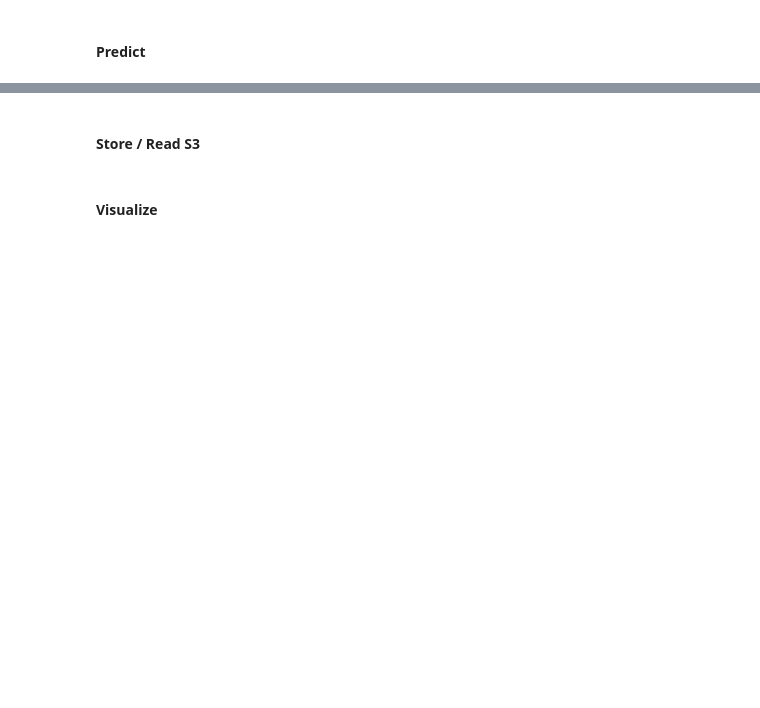
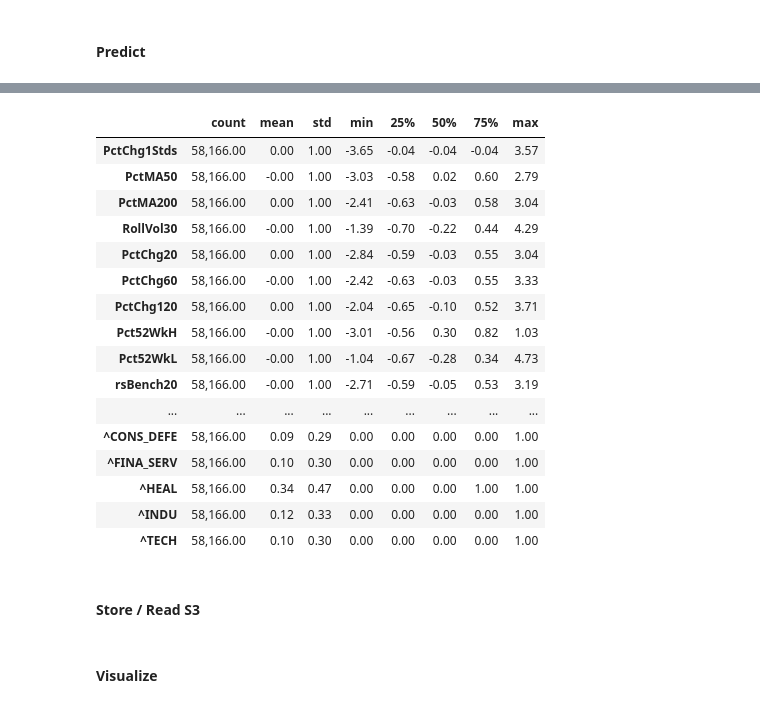
Before and after one commit to webclinic017/inception, a Jupyter notebook: notebooks/micro_TF.ipynb, the cells around one changed output, grey strips where cells are left out. Saved outputs shown, nothing was run; the diff lists cells and outputs as text; code cells hidden in the pictures; blank space fills up the shorter version.

```diff
--- a/notebooks/micro_TF.ipynb
+++ b/notebooks/micro_TF.ipynb
@@ -491,3 +502,23 @@ Wall time: 1min 17s
+# %%
+joined_df.describe().T
+# %% [output]
+|  | count | mean | std | min | 25% | 50% | 75% | max |
+| PctChg1Stds | 58,166.00 | 0.00 | 1.00 | -3.65 | -0.04 | -0.04 | -0.04 | 3.57 |
+| PctMA50 | 58,166.00 | -0.00 | 1.00 | -3.03 | -0.58 | 0.02 | 0.60 | 2.79 |
+| PctMA200 | 58,166.00 | 0.00 | 1.00 | -2.41 | -0.63 | -0.03 | 0.58 | 3.04 |
+| RollVol30 | 58,166.00 | -0.00 | 1.00 | -1.39 | -0.70 | -0.22 | 0.44 | 4.29 |
+| PctChg20 | 58,166.00 | 0.00 | 1.00 | -2.84 | -0.59 | -0.03 | 0.55 | 3.04 |
+| PctChg60 | 58,166.00 | -0.00 | 1.00 | -2.42 | -0.63 | -0.03 | 0.55 | 3.33 |
+| PctChg120 | 58,166.00 | 0.00 | 1.00 | -2.04 | -0.65 | -0.10 | 0.52 | 3.71 |
+| Pct52WkH | 58,166.00 | -0.00 | 1.00 | -3.01 | -0.56 | 0.30 | 0.82 | 1.03 |
+| Pct52WkL | 58,166.00 | -0.00 | 1.00 | -1.04 | -0.67 | -0.28 | 0.34 | 4.73 |
+| rsBench20 | 58,166.00 | -0.00 | 1.00 | -2.71 | -0.59 | -0.05 | 0.53 | 3.19 |
+| ... | ... | ... | ... | ... | ... | ... | ... | ... |
+| ^CONS_DEFE | 58,166.00 | 0.09 | 0.29 | 0.00 | 0.00 | 0.00 | 0.00 | 1.00 |
+| ^FINA_SERV | 58,166.00 | 0.10 | 0.30 | 0.00 | 0.00 | 0.00 | 0.00 | 1.00 |
+| ^HEAL | 58,166.00 | 0.34 | 0.47 | 0.00 | 0.00 | 0.00 | 1.00 | 1.00 |
+| ^INDU | 58,166.00 | 0.12 | 0.33 | 0.00 | 0.00 | 0.00 | 0.00 | 1.00 |
+| ^TECH | 58,166.00 | 0.10 | 0.30 | 0.00 | 0.00 | 0.00 | 0.00 | 1.00 |
 # %% [markdown]
 #### Store / Read S3
 # %%
```
Also changed, not shown: parts of 19 cells of this notebook, 1 other file.
